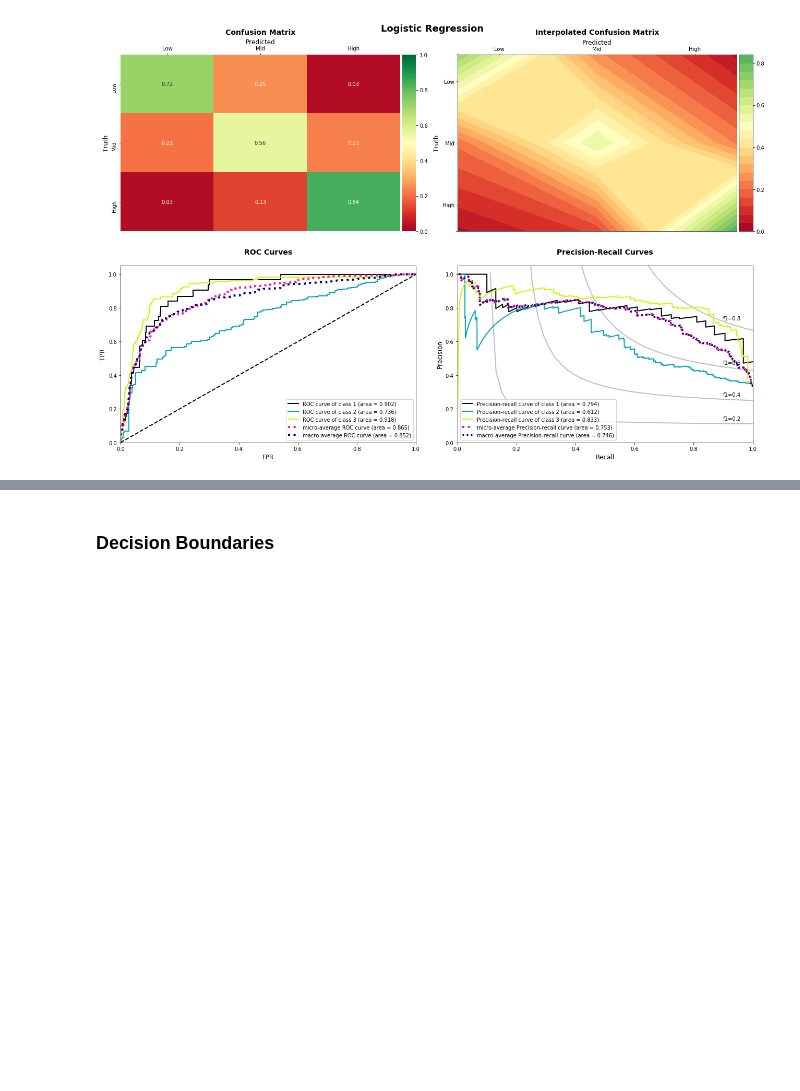
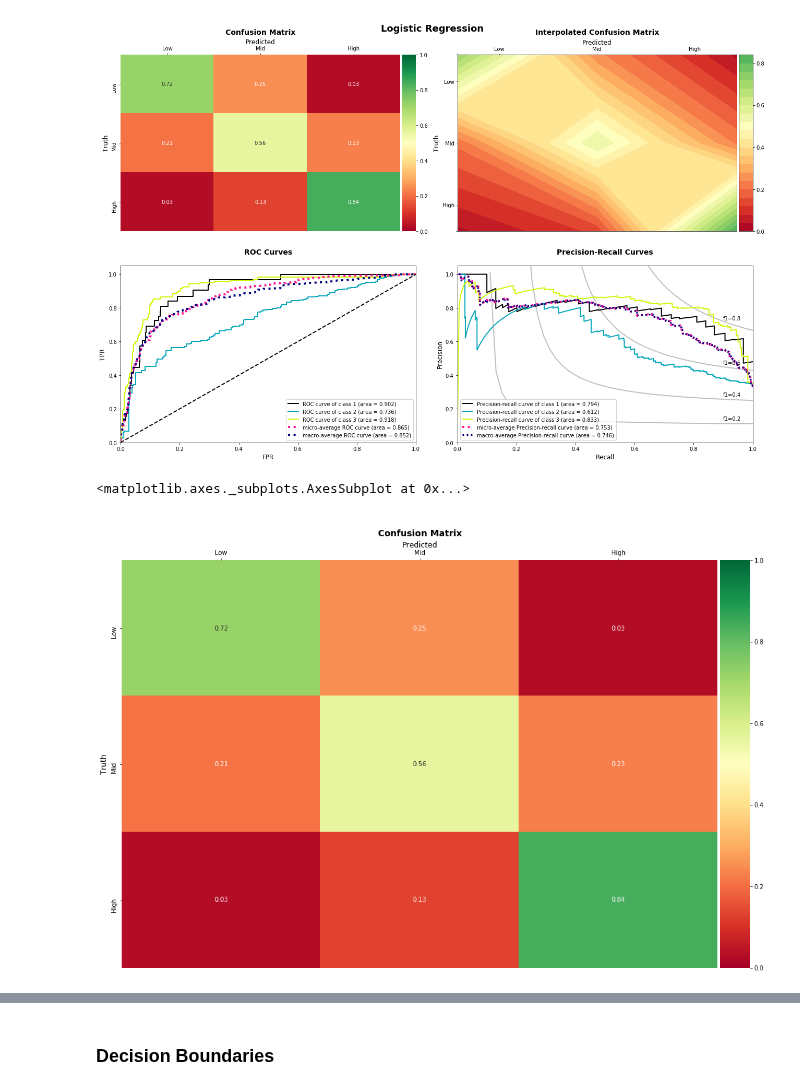
Before and after one commit to cneiderer/Class_Projects, a Jupyter notebook: Project3/Project3_RedSubset__SVM_NB_KNN.ipynb, the cells around one changed output, grey strips where cells are left out. Saved outputs shown, nothing was run; the diff lists cells and outputs as text; code cells hidden in the pictures; blank space fills up the shorter version.

```diff
--- a/Project3/Project3_RedSubset__SVM_NB_KNN.ipynb
+++ b/Project3/Project3_RedSubset__SVM_NB_KNN.ipynb
@@ -123,7 +125,8 @@ X = df_subset.drop(columns=['quality', 'quality2'])
 
 # Stratified Split
 X_train, X_test, y_train, y_test = \
-    train_test_split(X, y, stratify=y, test_size=.5, random_state=129)
+    train_test_split(X, y,
+                     stratify=y, test_size=.5, random_state=129)
 # %% [markdown]
 ### Bootstrap Resampling
 # %%
@@ -435,7 +438,7 @@ fig.tight_layout()
 # %% [output]
 [figure]
 # %%
-svm0 = make_pipeline(StandardScaler(), SVC(C=0.001,
+svm0 = make_pipeline(StandardScaler(), SVC(C=0.001, decision_function_shape='ovo',
                                            class_weight='balanced',
                                            probability=True,
                                            random_state=129))
@@ -767,3 +833,9 @@ plt.suptitle('Logistic Regression', fontsize=18, fontweight='bold')
 fig.tight_layout()
 # %% [output]
 [figure]
+# %%
+fig, axes = plt.subplots(figsize=(18, 12))
+discrete_heatmap(confusion_matrix(y_test, pipe3_pred), ax=axes)
+# %% [output]
+<matplotlib.axes._subplots.AxesSubplot at 0x...>
+[figure, added]
```
Also changed, not shown: parts of 29 cells of this notebook, 25 other files.
